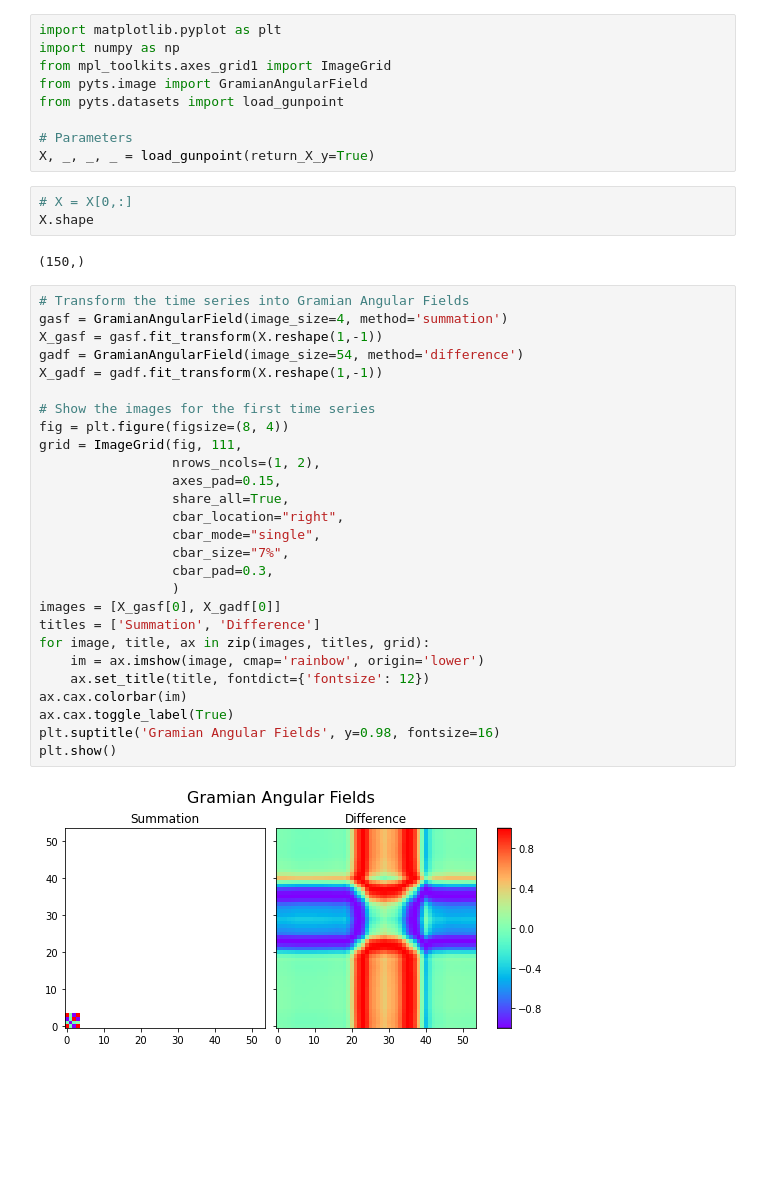
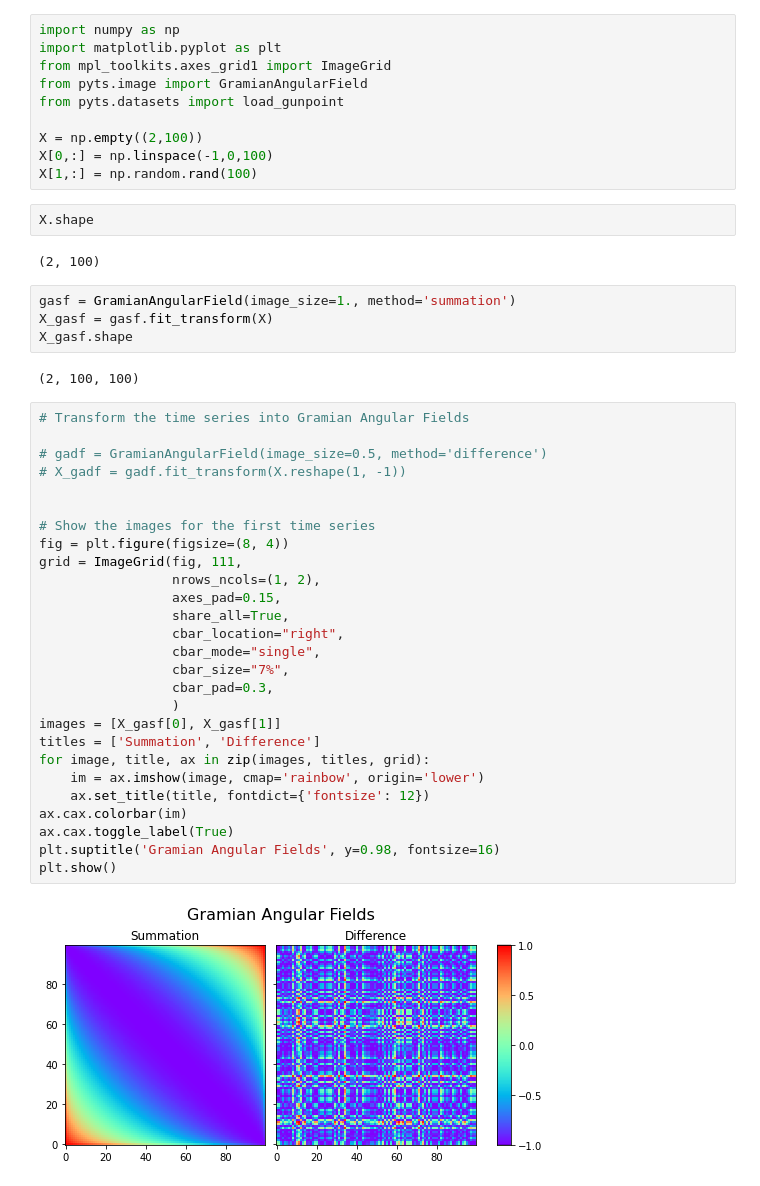
Before and after one commit to BahadorRashidi/RL-GAN-UnbalancedDatasets, a Jupyter notebook: CWUB-preprocessing/playground.ipynb, the cells around one changed output. Drawn from its saved outputs; the diff is of its cells as text; blank space fills up the shorter version.

```diff
--- a/CWUB-preprocessing/playground.ipynb
+++ b/CWUB-preprocessing/playground.ipynb
@@ -1,43 +1,49 @@
 # %%
+import numpy as np
 import matplotlib.pyplot as plt
-import numpy as np
 from mpl_toolkits.axes_grid1 import ImageGrid
 from pyts.image import GramianAngularField
 from pyts.datasets import load_gunpoint
 
-# Parameters
-X, _, _, _ = load_gunpoint(return_X_y=True)
+X = np.empty((2,100))
+X[0,:] = np.linspace(-1,0,100)
+X[1,:] = np.random.rand(100)
+# %%
+X.shape
+# %% [output]
+(2, 100)
 # %%
-# X = X[0,:]
-X.shape
+gasf = GramianAngularField(image_size=1., method='summation')
+X_gasf = gasf.fit_transform(X)
+X_gasf.shape
 # %% [output]
-(150,)
+(2, 100, 100)
 # %%
 # Transform the time series into Gramian Angular Fields
-gasf = GramianAngularField(image_size=4, method='summation')
-X_gasf = gasf.fit_transform(X.reshape(1,-1))
-gadf = GramianAngularField(image_size=54, method='difference')
-X_gadf = gadf.fit_transform(X.reshape(1,-1))
+
+# gadf = GramianAngularField(image_size=0.5, method='difference')
+# X_gadf = gadf.fit_transform(X.reshape(1, -1))
+
 
 # Show the images for the first time series
 fig = plt.figure(figsize=(8, 4))
 grid = ImageGrid(fig, 111,
                  nrows_ncols=(1, 2),
                  axes_pad=0.15,
                  share_all=True,
                  cbar_location="right",
                  cbar_mode="single",
                  cbar_size="7%",
                  cbar_pad=0.3,
                  )
-images = [X_gasf[0], X_gadf[0]]
+images = [X_gasf[0], X_gasf[1]]
 titles = ['Summation', 'Difference']
 for image, title, ax in zip(images, titles, grid):
     im = ax.imshow(image, cmap='rainbow', origin='lower')
     ax.set_title(title, fontdict={'fontsize': 12})
 ax.cax.colorbar(im)
 ax.cax.toggle_label(True)
 plt.suptitle('Gramian Angular Fields', y=0.98, fontsize=16)
 plt.show()
 # %% [output]
-[figure, old version]
+[figure, new version]
```
Also changed, not shown: parts of 3 cells of this notebook, 2 other files.
